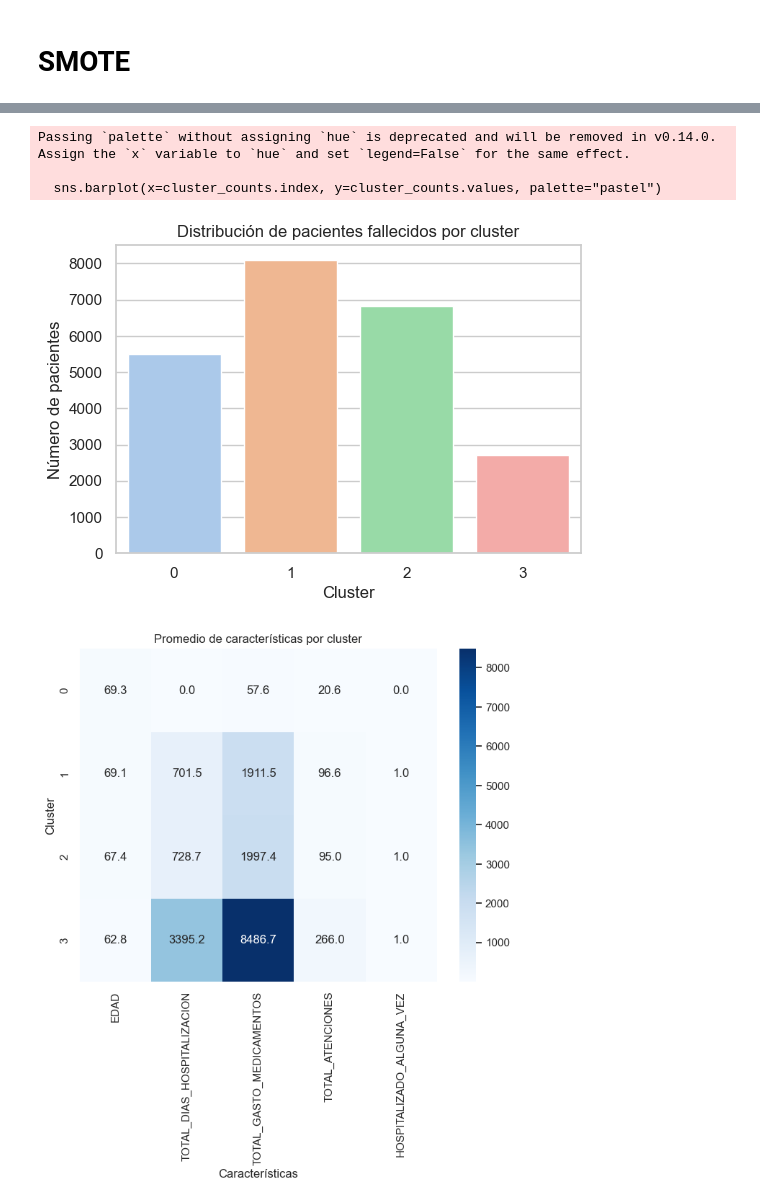
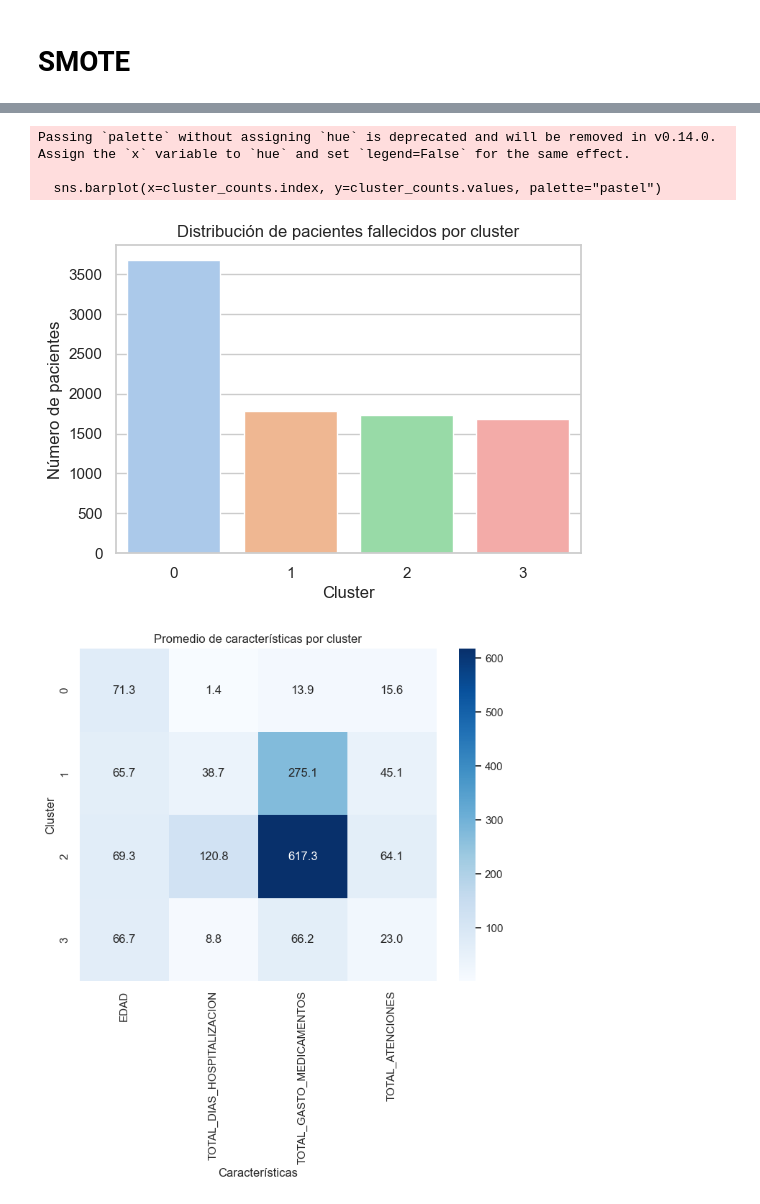
Before and after one commit to vlenix2505/Dataton_CONOVATEC, a Jupyter notebook: notebooks/model.ipynb, the cells around one changed output, grey strips where cells are left out. Drawn from its saved outputs; the diff is of its cells as text; code cells hidden in the pictures.

```diff
--- a/notebooks/model.ipynb
+++ b/notebooks/model.ipynb
@@ -212,0 +217,11 @@ weighted avg       0.97      0.97      0.97    348604
+# %%
+import polars as pl
+
+# Ordenar primero por TOTAL_DIAS_HOSPITALIZACION descendente, luego por VALOR_NETO descendente
+df_consolidado = df_consolidado.sort(
+    by=["TOTAL_GASTO_MEDICAMENTOS"],
+    descending=[True]
+)
+
+# Mostrar los primeros registros ordenados
+df_consolidado.head(10)
@@ -212,0 +242,16 @@ weighted avg       0.97      0.97      0.97    348604
+# %%
+import polars as pl
+
+# Filtrar registros con TOTAL_GASTO_MEDICAMENTOS < 1000
+df_consolidado = df_consolidado.filter(
+    pl.col("TOTAL_GASTO_MEDICAMENTOS") < 1000
+)
+
+# Ordenar por TOTAL_GASTO_MEDICAMENTOS descendente
+df_consolidado = df_consolidado.sort(
+    by=["TOTAL_GASTO_MEDICAMENTOS"],
+    descending=[True]
+)
+
+# Mostrar los primeros registros ordenados
+print(df_consolidado.head(10))
@@ -212,0 +276,13 @@ weighted avg       0.97      0.97      0.97    348604
+# %%
+import polars as pl
+
+# Filtrar para eliminar los registros con más de 200 días de hospitalización
+df_consolidado = df_consolidado.filter(
+    pl.col("TOTAL_DIAS_HOSPITALIZACION") <= 200
+)
+
+# Ordenar por TOTAL_DIAS_HOSPITALIZACION de forma descendente
+df_consolidado = df_consolidado.sort("TOTAL_DIAS_HOSPITALIZACION", descending=True)
+
+# Mostrar los primeros registros ordenados
+print(df_consolidado.head(10))
@@ -233,7 +349,6 @@ features = fallecidos_pd[[
     "TOTAL_GASTO_MEDICAMENTOS",
     "TOTAL_ATENCIONES",
     "NIVEL_ESTABLECIMIENTO_PRINCIPAL",
-    "HOSPITALIZADO_ALGUNA_VEZ",
     "TIPO_DIABETES_NUM"
 ]]
 # %%
@@ -315,33 +408,32 @@ sns.set(style="whitegrid")
 # ===========================
 cluster_counts = fallecidos_pd["CLUSTER"].value_counts().sort_index()
 
 plt.figure(figsize=(6,4))
 sns.barplot(x=cluster_counts.index, y=cluster_counts.values, palette="pastel")
 plt.xlabel("Cluster")
 plt.ylabel("Número de pacientes")
 plt.title("Distribución de pacientes fallecidos por cluster")
 plt.show()
 
 # ===========================
 # 🔥 Heatmap: promedio de características por cluster
 # ===========================
 cluster_means = fallecidos_pd.groupby("CLUSTER")[[
     "EDAD",
     "TOTAL_DIAS_HOSPITALIZACION",
     "TOTAL_GASTO_MEDICAMENTOS",
     "TOTAL_ATENCIONES",
-    "HOSPITALIZADO_ALGUNA_VEZ"
 ]].mean()
 
 plt.figure(figsize=(8,6))
 sns.heatmap(cluster_means, annot=True, cmap="Blues", fmt=".1f")
 plt.title("Promedio de características por cluster")
 plt.ylabel("Cluster")
 plt.xlabel("Características")
 plt.show()
 # %% [output]
 Passing `palette` without assigning `hue` is deprecated and will be removed in v0.14.0. Assign the `x` variable to `hue` and set `legend=False` for the same effect.
 
   sns.barplot(x=cluster_counts.index, y=cluster_counts.values, palette="pastel")
-[figure, old version]
+[figure, new version]
-[figure, old version]
+[figure, new version]
```
Also changed, not shown: parts of 28 cells of this notebook, 2 other files.
